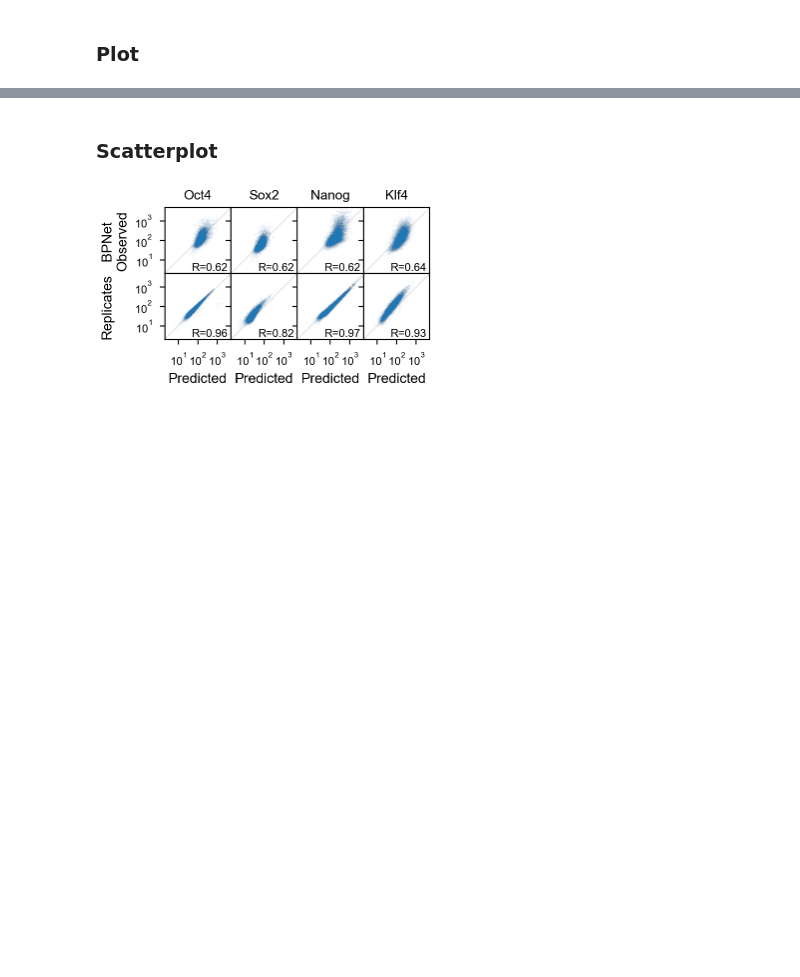
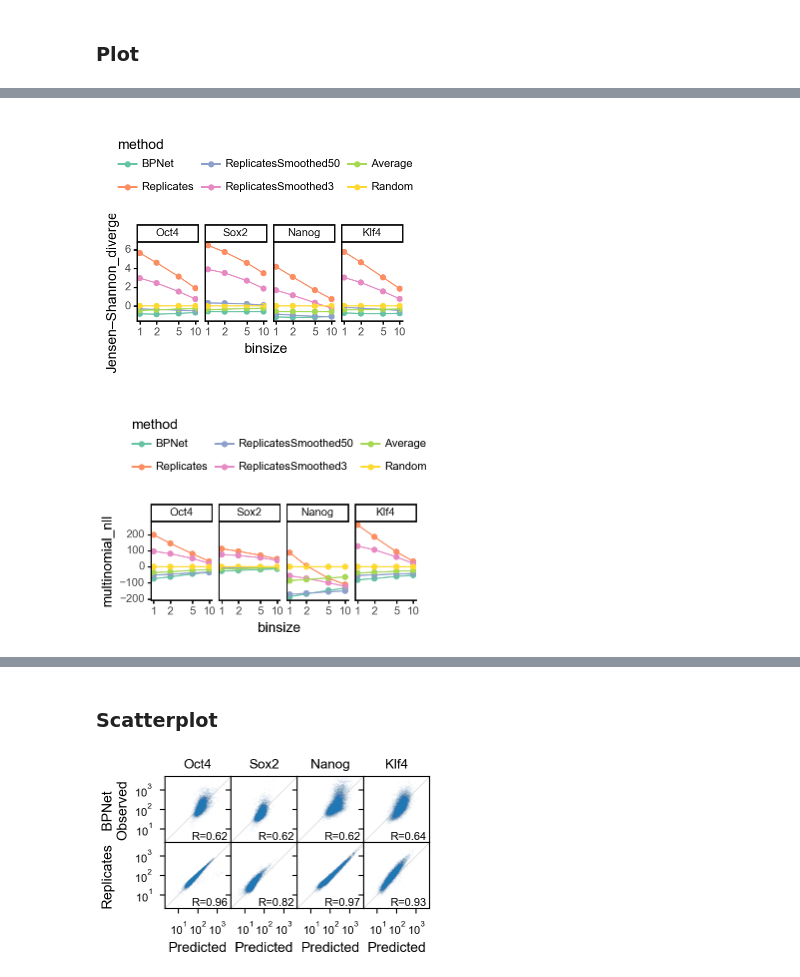
Before and after one commit to kundajelab/bpnet-manuscript, a Jupyter notebook: src/figures/01-model-evaluation.test.ipynb, the cells around one changed output, grey strips where cells are left out. Cells and saved outputs as stored; diff of their text form; code cells hidden in the pictures; blank space fills up the shorter version.

```diff
--- a/src/figures/01-model-evaluation.test.ipynb
+++ b/src/figures/01-model-evaluation.test.ipynb
@@ -432,0 +693,43 @@ df_auprc_tidy = df_auprc_tidy[df_auprc_tidy.binsize < 11]
+# %%
+# TODO - plot other metrics than auprc
+# - Jensen–Shannon_divergence
+# - multinomial_nll
+# - smoothed/Jensen–Shannon_divergence
+
+for metric_name in ['Jensen–Shannon_divergence', 'multinomial_nll',
+                    #'Jensen–Shannon_divergence_pc',
+                    #'smoothed/Jensen–Shannon_divergence',
+                    #'smoothed/Jensen–Shannon_divergence_pc',
+                    #'smoothed/multinomial_nll'
+                    ]:
+    profile_methods = ["BPNet",
+                       "Replicates",
+                       'ReplicatesSmoothed50',
+                       'ReplicatesSmoothed3',
+                       "Average", "Random"]
+    df_auprc_tidy_normalized = df_auprc_tidy_normalized[df_auprc_tidy_normalized.binsize < 11]
+    # metric = 'Jensen–Shannon_divergence'
+
+    df_auprc_tidy2 = df_auprc_tidy_normalized[df_auprc_tidy_normalized.method.isin(profile_methods)]
+    df_auprc_tidy2['method'] = pd.Categorical(df_auprc_tidy2['method'], categories=profile_methods)
+    df_auprc_tidy2['task'] = pd.Categorical(df_auprc_tidy2['task'], categories=df_auprc_tidy['task'].unique())
+
+    # TODO - merge in the constant
+
+    plotnine.options.figure_size = get_figsize(0.5, aspect=0.3)
+    fig = ggplot(aes(x='binsize', y=metric_name, color='method'),
+                 data=df_auprc_tidy2.groupby(['binsize', 'task', 'method'])[metric_name].mean().reset_index()) + \
+      scale_x_log10(breaks=binsizes) + \
+      geom_point() + \
+      geom_line() + \
+      facet_grid(".~task") + \
+      theme_classic(base_size=10, base_family='Arial') +  \
+      theme(legend_position='top') + \
+      scale_color_brewer('qual', 7)
+    !mkdir -p {figures}/profile-metrics
+    fig.save(f"{figures}/profile-metrics/{metric_name}.include-unsmoothed-replicates.pdf")
+    fig.save(f"{figures}/profile-metrics/{metric_name}.include-unsmoothed-replicates.png", dpi=300)
+    fig.draw()
+# %% [output]
+[figure, added]
+[figure, added]
```
Also changed, not shown: parts of 47 cells of this notebook, 3 other files.
